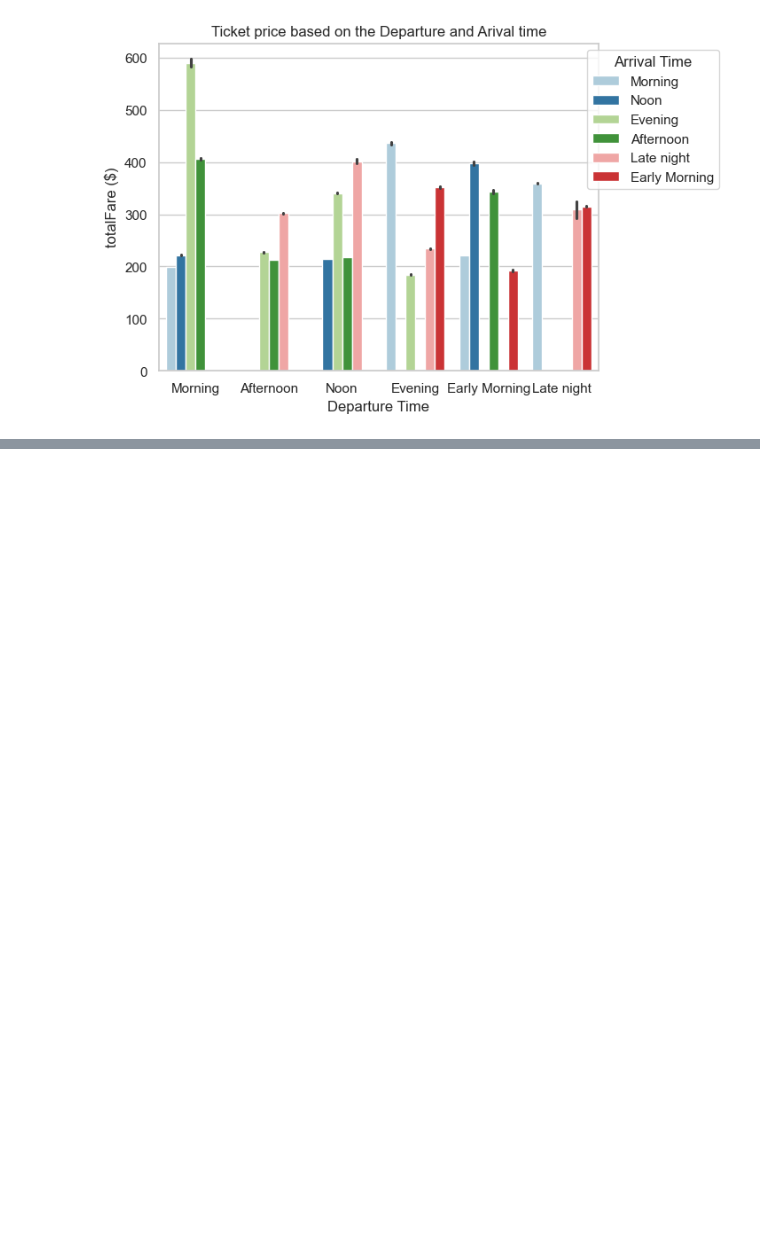
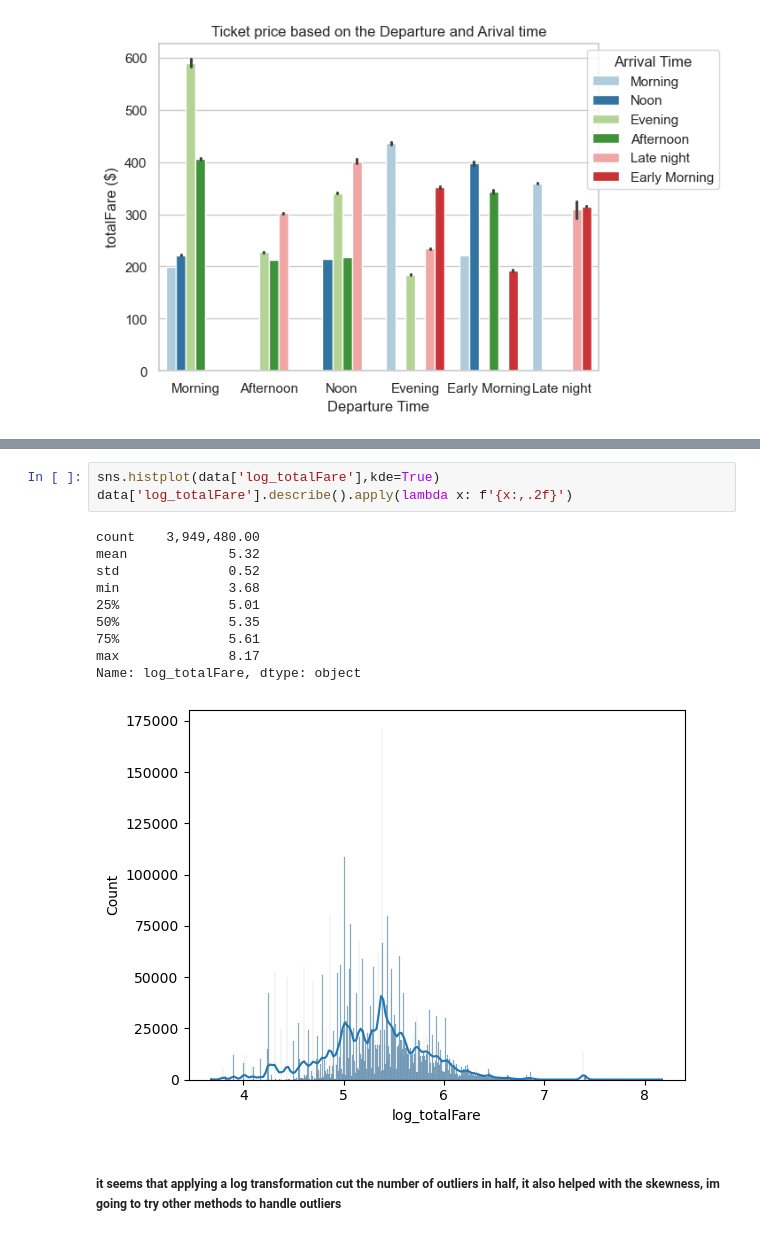
Before and after one commit to chriskuz/intro_to_python_project, a Jupyter notebook: src/IR-Plotting.ipynb, the cells around one changed output, grey strips where cells are left out. Saved outputs shown, nothing was run; the diff lists cells and outputs as text; blank space fills up the shorter version.

```diff
--- a/src/IR-Plotting.ipynb
+++ b/src/IR-Plotting.ipynb
@@ -82,0 +117,16 @@ sns.set_style('whitegrid')
+# %%
+sns.histplot(data['log_totalFare'],kde=True)
+data['log_totalFare'].describe().apply(lambda x: f'{x:,.2f}')
+# %% [output]
+count    3,949,480.00
+mean             5.32
+std              0.52
+min              3.68
+25%              5.01
+50%              5.35
+75%              5.61
+max              8.17
+Name: log_totalFare, dtype: object
+[figure, added]
+# %% [markdown]
+##### it seems that applying a log transformation cut the number of outliers in half, it also helped with the skewness, im going to try other methods to handle outliers
```
Also changed, not shown: parts of 23 cells of this notebook.
